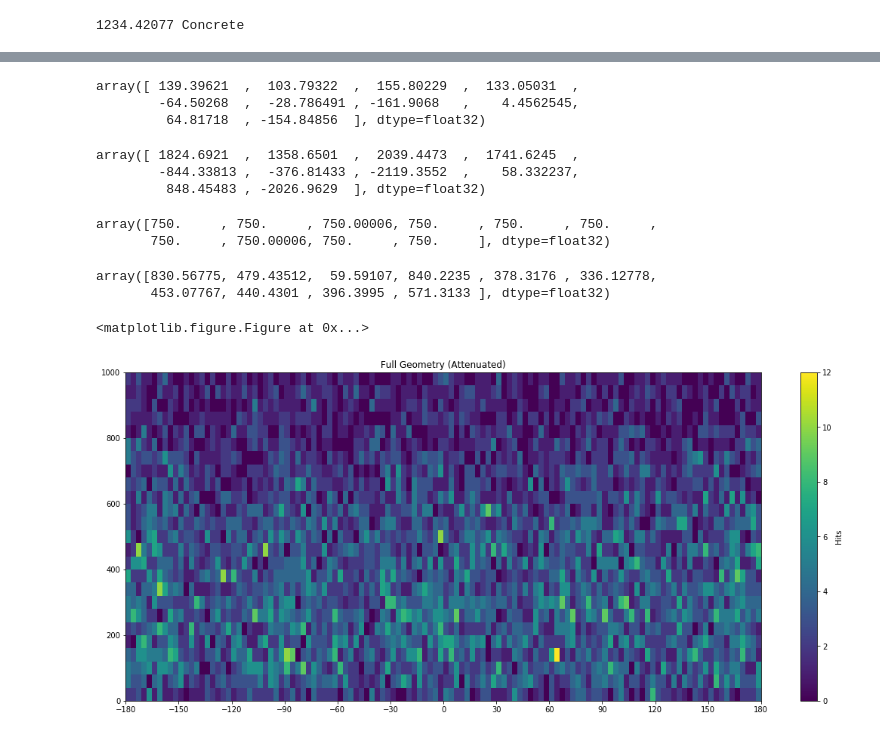
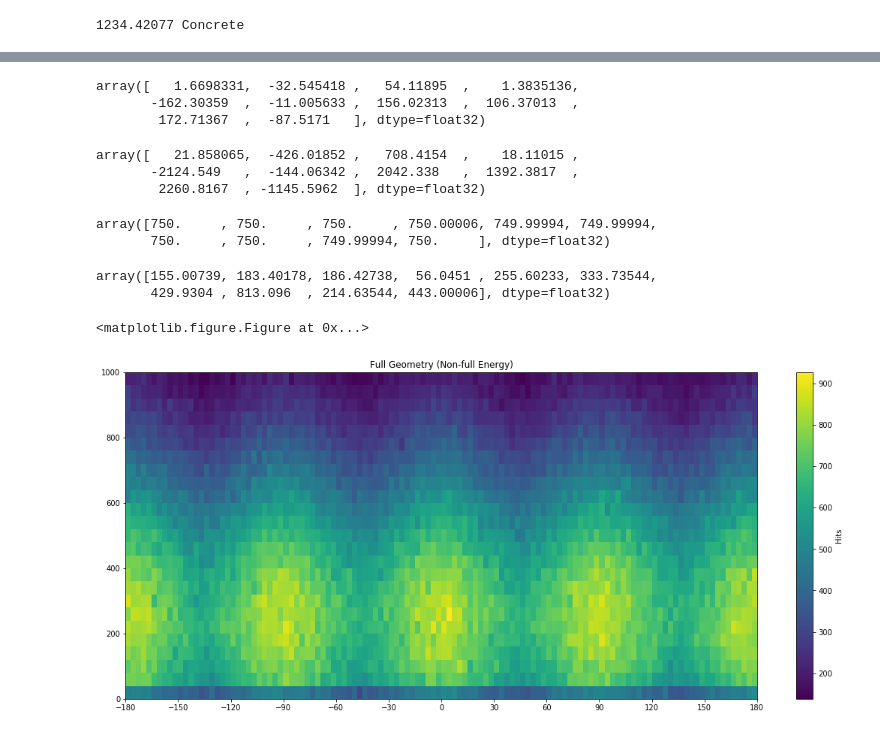
Before and after one commit to DVStepter/Attenuation, a Jupyter notebook: Concrete/FullParserInLineIDMaterials.ipynb, the cells around one changed output, grey strips where cells are left out. Cells and saved outputs as stored; diff of their text form; code cells hidden in the pictures.

```diff
--- a/Concrete/FullParserInLineIDMaterials.ipynb
+++ b/Concrete/FullParserInLineIDMaterials.ipynb
@@ -20,9 +20,8 @@ zlist = []
 matlist = []
 e_list = []
 # %%
-data = open('FullConcreteModel.inc3.id1.sim', 'r')
+data = open('FullConcreteModel.inc2.id1.sim', 'r')
 # %%
-a = 'PMConcrete1234.42077'
 def findmaterialandE(line):
     for i in range(1, len(line)):
         try:
@@ -34,8 +33,6 @@ def findmaterialandE(line):
             energy = line[-(i-1):]
             material = line[2:i-1]
             return energy, material
-E, mat = findmaterialandE(a)
-print(E, mat)
 # %% [output]
 1234.42077 Concrete
 # %%
@@ -135,49 +94,49 @@ array([( 657.3152 , -361.16028, 336.12778, b'Concrete', 1114.7317 ),
 phi = np.arctan2(useful_arr['y_value'],useful_arr['x_value'])*180/np.pi
 phi[:10]
 # %% [output]
-array([ 139.39621  ,  103.79322  ,  155.80229  ,  133.05031  ,
-        -64.50268  ,  -28.786491 , -161.9068   ,    4.4562545,
-         64.81718  , -154.84856  ], dtype=float32)
+array([   1.6698331,  -32.545418 ,   54.11895  ,    1.3835136,
+       -162.30359  ,  -11.005633 ,  156.02313  ,  106.37013  ,
+        172.71367  ,  -87.5171   ], dtype=float32)
 # %%
 #Coverts phi degrees into cm
 x = phi*np.pi*750/180
 x[:10]
 # %% [output]
-array([ 1824.6921  ,  1358.6501  ,  2039.4473  ,  1741.6245  ,
-        -844.33813 ,  -376.81433 , -2119.3552  ,    58.332237,
-         848.45483 , -2026.9629  ], dtype=float32)
+array([   21.858065,  -426.01852 ,   708.4154  ,    18.11015 ,
+       -2124.549   ,  -144.06342 ,  2042.338   ,  1392.3817  ,
+        2260.8167  , -1145.5962  ], dtype=float32)
 # %%
 #Confirms constant r of 750 cm
 r = np.sqrt(useful_arr['x_value']**2+useful_arr['y_value']**2)
 r[:10]
 # %% [output]
-array([750.     , 750.     , 750.00006, 750.     , 750.     , 750.     ,
-       750.     , 750.00006, 750.     , 750.     ], dtype=float32)
+array([750.     , 750.     , 750.     , 750.00006, 749.99994, 749.99994,
+       750.     , 750.     , 749.99994, 750.     ], dtype=float32)
 # %%
 z = useful_arr['z_value']
 z[:10]
 # %% [output]
-array([830.56775, 479.43512,  59.59107, 840.2235 , 378.3176 , 336.12778,
-       453.07767, 440.4301 , 396.3995 , 571.3133 ], dtype=float32)
+array([155.00739, 183.40178, 186.42738,  56.0451 , 255.60233, 333.73544,
+       429.9304 , 813.096  , 214.63544, 443.00006], dtype=float32)
 # %%
 xedges = np.arange(-180.0, 180.1, 3.)
 yedges = np.arange(0., 1000.1, 40.)
 heatmap, _, __ = np.histogram2d(phi,useful_arr['z_value'], bins=[xedges, yedges])
 extent = [xedges[0], xedges[-1], yedges[0], yedges[-1]]
 
 plt.clf()
 plt.figure(figsize=(18.8496,8))
 plt.imshow(heatmap.T, extent=extent, aspect='auto', origin='lower')
 plt.xticks(np.arange(-180., 181., 30.))
 # plt.xlim(100, 180)
-cb = plt.colorbar()
+cb = plt.colorbar(ticks=[100,200,300,400,500,600,700,800,900,1000])
 cb.set_label('Hits')
-plt.title('Full Geometry (Attenuated)')
+plt.title('Full Geometry (Non-full Energy)')
 plt.savefig('Full_Attenuated.png')
 plt.show()
 # %% [output]
 <matplotlib.figure.Figure at 0x...>
-[figure, old version]
+[figure, new version]
 # %%
 import matplotlib.cm as cm
 from scipy.ndimage.filters import gaussian_filter
```
Also changed, not shown: parts of 5 cells of this notebook, 11 other files.
